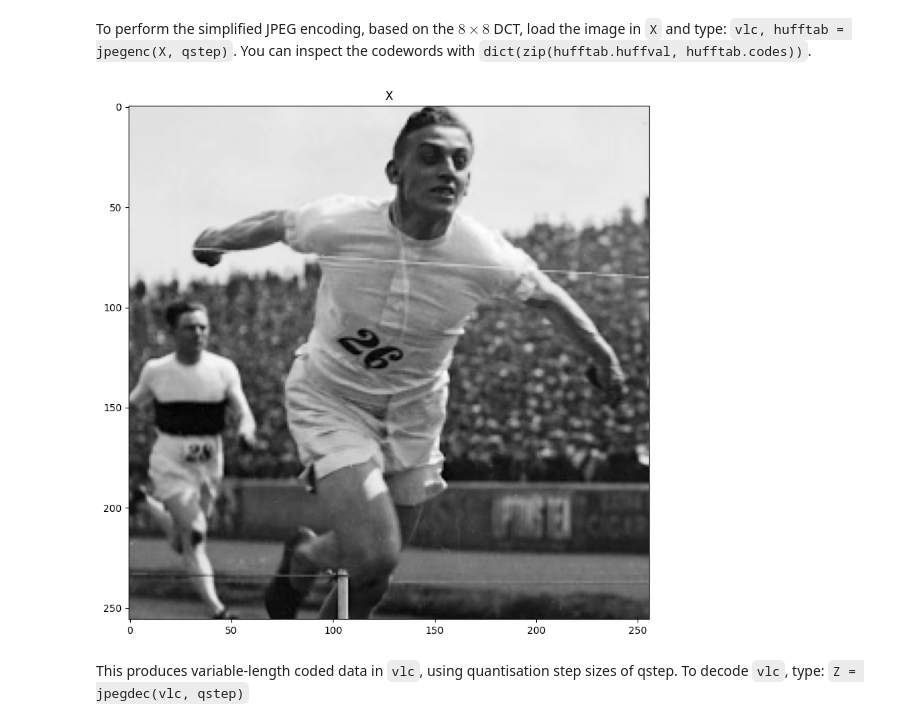
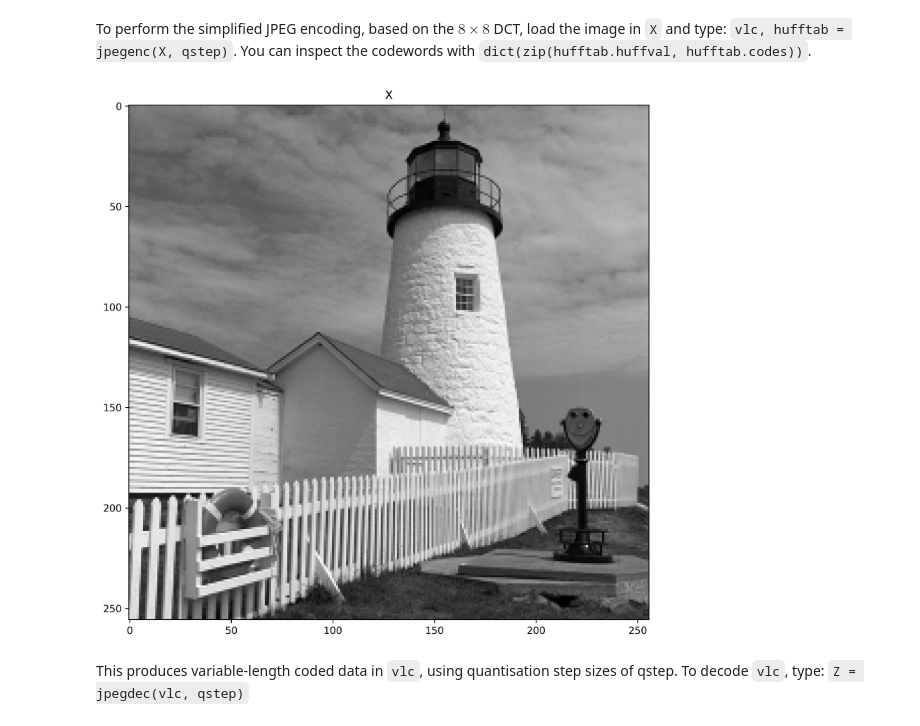
Before and after one commit to AndrewKeYanzhe/cued_sf2_lab-master, a Jupyter notebook: 12-huffman_2LayerDCT.ipynb, the cells around one changed output. Saved outputs shown, nothing was run; the diff lists cells and outputs as text; code cells hidden in the pictures.

```diff
--- a/12-huffman_2LayerDCT.ipynb
+++ b/12-huffman_2LayerDCT.ipynb
@@ -3,6 +3,9 @@ import numpy as np
 import matplotlib.pyplot as plt
 import IPython.display
 
+plt.rcParams['figure.dpi'] = 600
+plt.rcParams['savefig.dpi'] = 600
+
 from cued_sf2_lab.familiarisation import load_mat_img, plot_image
 # %% [markdown]
 # 12. Combined run-length / Huffman coding methods
@@ -125,37 +128,37 @@ You can inspect the codewords with `dict(zip(hufftab.huffval, hufftab.codes))`.
 qstep = 46.5
 
 # bridge and flamingo are the test images + 1 more
 
 X, _ = load_mat_img(img='lighthouse.mat', img_info='X', cmap_info={'map', 'map2'})
-X, _ = load_mat_img(img='bridge.mat', img_info='X', cmap_info={'map'})
-X, _ = load_mat_img(img='flamingo.mat', img_info='X')
-X, _ = load_mat_img(img='SF2_competition_image_2024.mat', img_info='X')
+# X, _ = load_mat_img(img='bridge.mat', img_info='X', cmap_info={'map'})
+# X, _ = load_mat_img(img='flamingo.mat', img_info='X')
+# X, _ = load_mat_img(img='SF2_competition_image_2024.mat', img_info='X')
 
 
 
 # TODO ASK IF MAP MATTERS
 
 
 
 # X, _ = load_mat_img(img='SF2_competition_image_2023.mat', img_info='X', cmap_info={'map', 'map2'})
 # X, _ = load_mat_img(img='SF2_competition_image_2023.mat', img_info='X') #not sure if the lack of cmap info affects anything
 X = X - 128.0 #this is needed, otherwise random white dots will appear in lbt
 
 
 fig, ax = plt.subplots(figsize=(8,8))  # Adjust the figure size as needed
 
 
 # Plot the block matrix
 im_obj = ax.imshow(X, aspect='auto', cmap='gray')
 ax.set_title(f"X")
 
 plt.tight_layout()  # Adjust the layout
 plt.show()
 
 
 # target is 40960 bits
 # %% [output]
-[figure, old version]
+[figure, new version]
 # %% [markdown]
 This produces variable-length coded data in `vlc`, using quantisation step sizes of qstep.  To decode `vlc`, type:  `Z = jpegdec(vlc, qstep)`
 # %%
```
Also changed, not shown: parts of 3 cells of this notebook, 1 other file.
